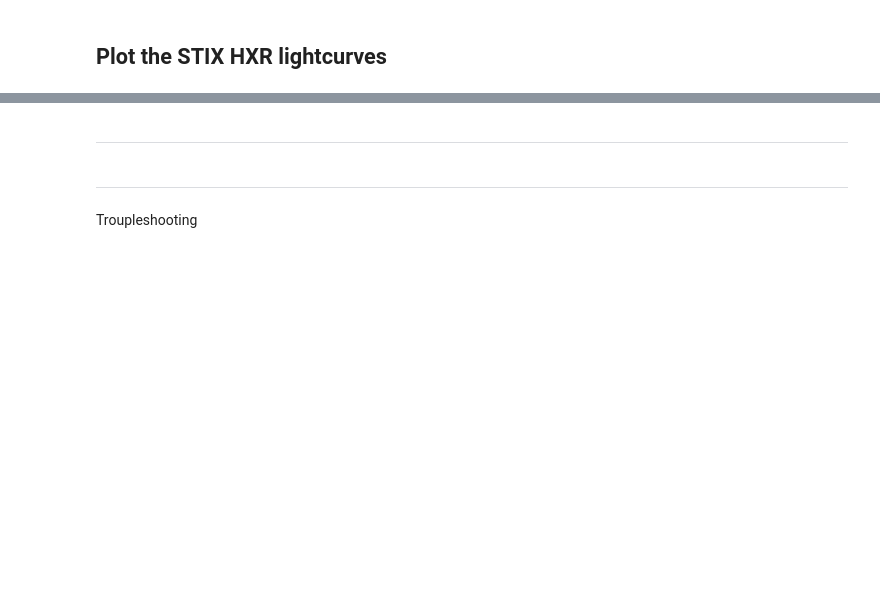
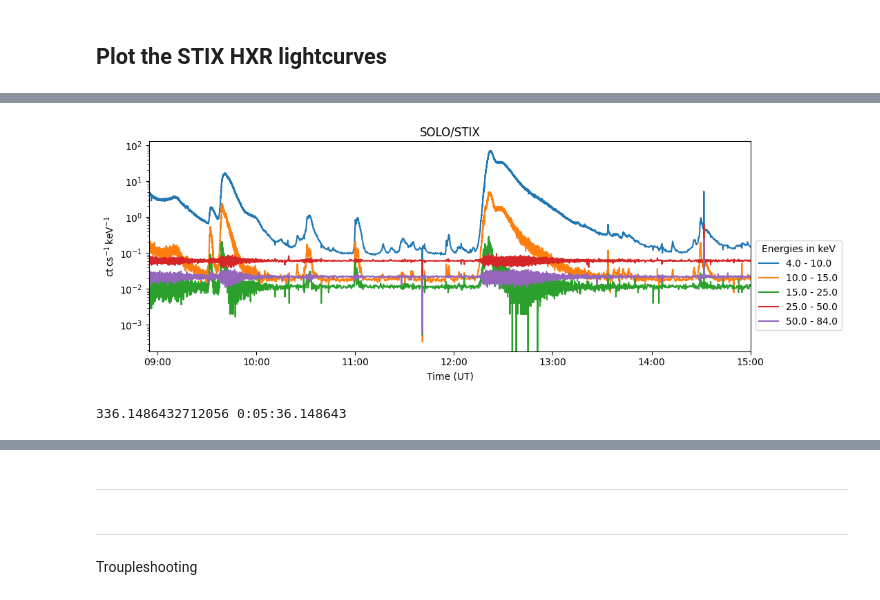
Before and after one commit to MohamedNedal/nenufar_work, a Jupyter notebook: plot_nenufar.ipynb, the cells around one changed output, grey strips where cells are left out. Cells and saved outputs as stored; diff of their text form; code cells hidden in the pictures; blank space fills up the shorter version.

```diff
--- a/plot_nenufar.ipynb
+++ b/plot_nenufar.ipynb
@@ -375,4 +438,4 @@ plt.show()
 # %%
-sci_query = Fido.search(a.Time(low_times[0], low_times[-1]),
+sci_query = Fido.search(a.Time('2025-03-25 10:45:00', '2025-03-25 10:49:00'),#a.Time(low_times[0], low_times[-1]),
                         a.Instrument.stix, a.stix.DataType.sci)
 display(sci_query)
@@ -401,6 +475,30 @@ plt.show()
+# %%
+# Full STIX data
+fig, ax = plt.subplots(figsize=[11,4])
+spec.plot_timeseries(axes=ax, detector_indices=[[0,31]], pixel_indices=[[0,11]], energy_indices=[[1,6], [7,11], [12,16], [17,22], [23,27]])
+ax.legend(bbox_to_anchor=(1, 0.55), title='Energies in keV')
+ax.xaxis_date()
+ax.xaxis.set_major_formatter(mdates.DateFormatter('%H:%M'))
+# Prevent x-tick label rotation
+plt.setp(ax.get_xticklabels(), rotation=0)
+# Center-align the labels
+for label in ax.get_xticklabels():
+    label.set_horizontalalignment('center')
+
+ax.set_xlim(left=spec.times[0].isot, right=spec.times[-1].isot)
+ax.xaxis_date()
+ax.xaxis.set_major_formatter(mdates.DateFormatter('%H:%M'))
+ax.set_xlabel(f'Time (UT)')
+ax.set_title(spec.meta['TELESCOP'])
+fig.tight_layout()
+plt.show()
+# %% [output]
+[figure, added]
 # %%
 # Time(Sun to Earth) - Time(Sun to S/C)
 time_delay = spec.meta['EAR_TDEL']
 dt = timedelta(seconds=time_delay)
 print(time_delay, dt)
+# %% [output]
+336.1486432712056 0:05:36.148643
 # %%
```
Also changed, not shown: parts of 23 cells of this notebook.
